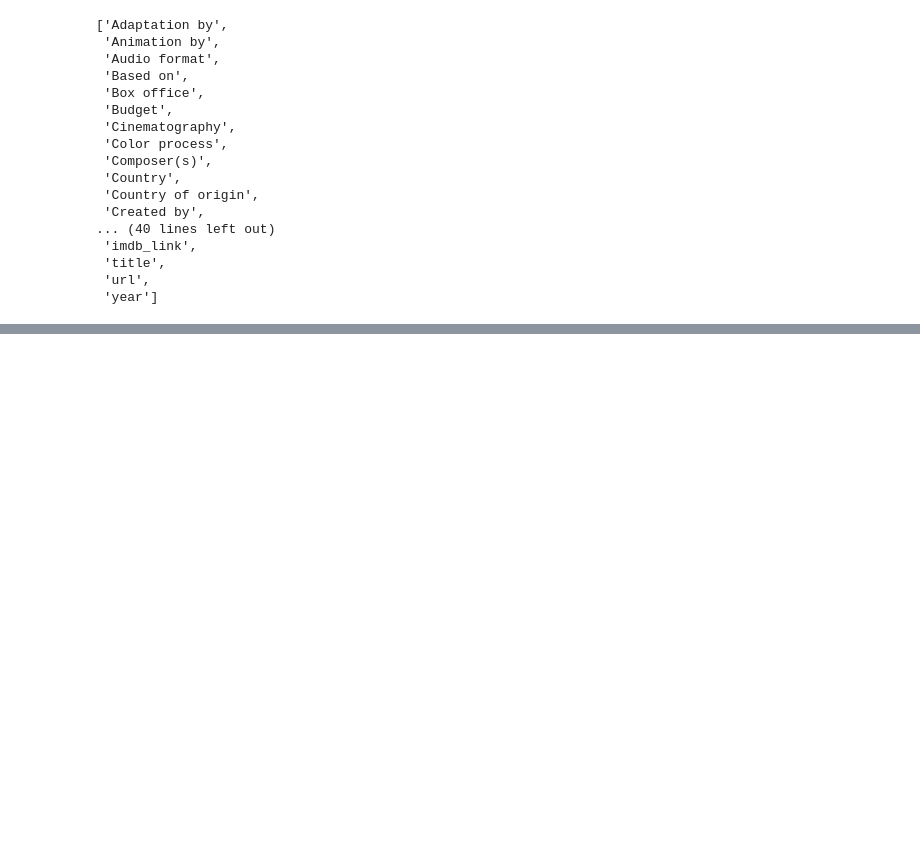
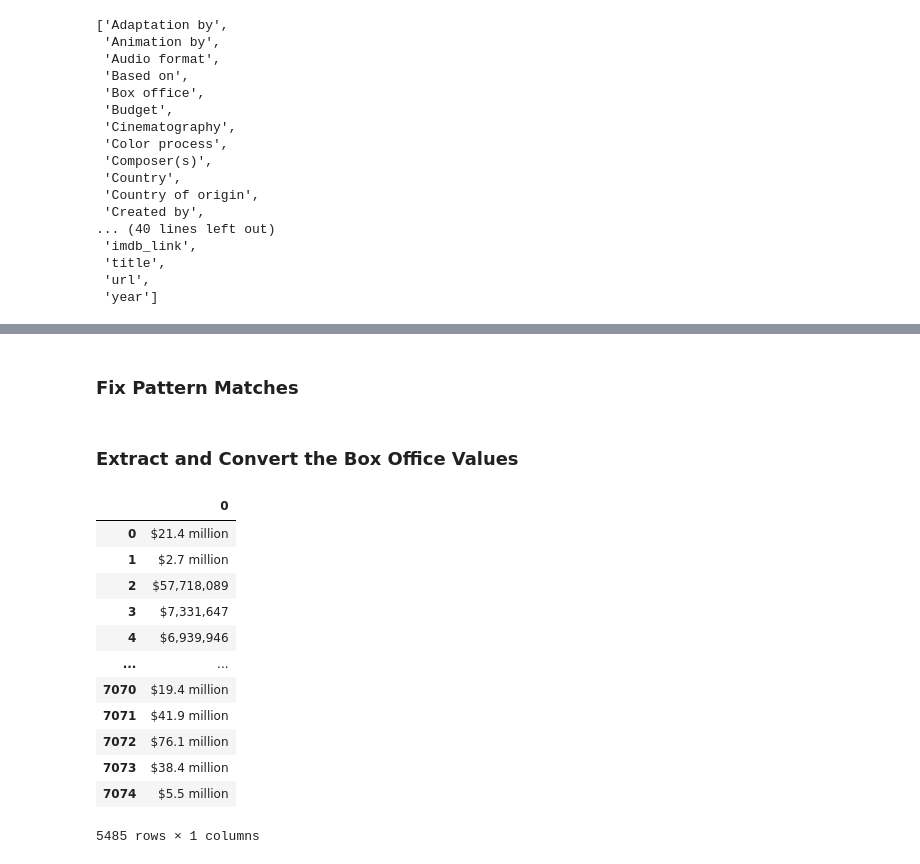
Before and after one commit to cynmmarin/Movies-ETL, a Jupyter notebook: Transform__wikipedia_movies_data.ipynb, the cells around one changed output, grey strips where cells are left out. Drawn from its saved outputs; the diff is of its cells as text; code cells hidden in the pictures; blank space fills up the shorter version.

```diff
--- a/Transform__wikipedia_movies_data.ipynb
+++ b/Transform__wikipedia_movies_data.ipynb
@@ -167,0 +322,4 @@ sorted(wiki_movies_df.columns.tolist())
+# %%
+# Create DataFrame for columns to keep
+wiki_columns_to_keep = [column for column in wiki_movies_df.columns if wiki_movies_df[column].isnull().sum() < len(wiki_movies_df) * 0.9]
+wiki_movies_df = wiki_movies_df[wiki_columns_to_keep]
@@ -167,0 +349,4 @@ sorted(wiki_movies_df.columns.tolist())
+# %%
+# Make a data series that drops missing values
+box_office = wiki_movies_df['Box office'].dropna()
+len(box_office)
@@ -167,0 +396,3 @@ sorted(wiki_movies_df.columns.tolist())
+# %%
+# Make a separator string and then call the join() method on it.
+box_office = box_office.apply(lambda x: ' '.join(x) if type(x) == list else x)
@@ -167,0 +473,37 @@ sorted(wiki_movies_df.columns.tolist())
+# %% [markdown]
+### Fix Pattern Matches
+# %%
+# 1. Add "\s*" for values have spaces in between the dollar sign and the number
+form_one = r'\$\s*\d+\.?\d*\s*[mb]illion'
+form_two = r'\$\s*\d{1,3}(?:,\d{3})+'
+
+# 2. Add "[,\.]" for values use a period as a thousands separator, not a comma
+form_two = r'\$\s*\d{1,3}(?:[,\.]\d{3})+'
+
+# 2.1 Add "?\s" a negative lookahead group that looks ahead for "million" or "billion"
+form_two = r'\$\s*\d{1,3}(?:[,\.]\d{3})+(?!\s[mb]illion)'
+
+# 3. Add "replace()" for values are given as a range
+box_office = box_office.str.replace(r'\$.*[-—–](?![a-z])', '$', regex=True)
+
+# 4. Add "?" for Million" is sometimes misspelled as "millon."
+form_one = r'\$\s*\d+\.?\d*\s*[mb]illi?on'
+# %% [markdown]
+### Extract and Convert the Box Office Values
+# %%
+# Create expression that captures data that matches either form
+box_office.str.extract(f'({form_one}|{form_two})')
+# %% [output]
+|  | 0 |
+| 0 | $21.4 million |
+| 1 | $2.7 million |
+| 2 | $57,718,089 |
+| 3 | $7,331,647 |
+| 4 | $6,939,946 |
+| ... | ... |
+| 7070 | $19.4 million |
+| 7071 | $41.9 million |
+| 7072 | $76.1 million |
+| 7073 | $38.4 million |
+| 7074 | $5.5 million |
+5485 rows × 1 columns
```
Also changed, not shown: parts of 56 cells of this notebook, 1 other file.
